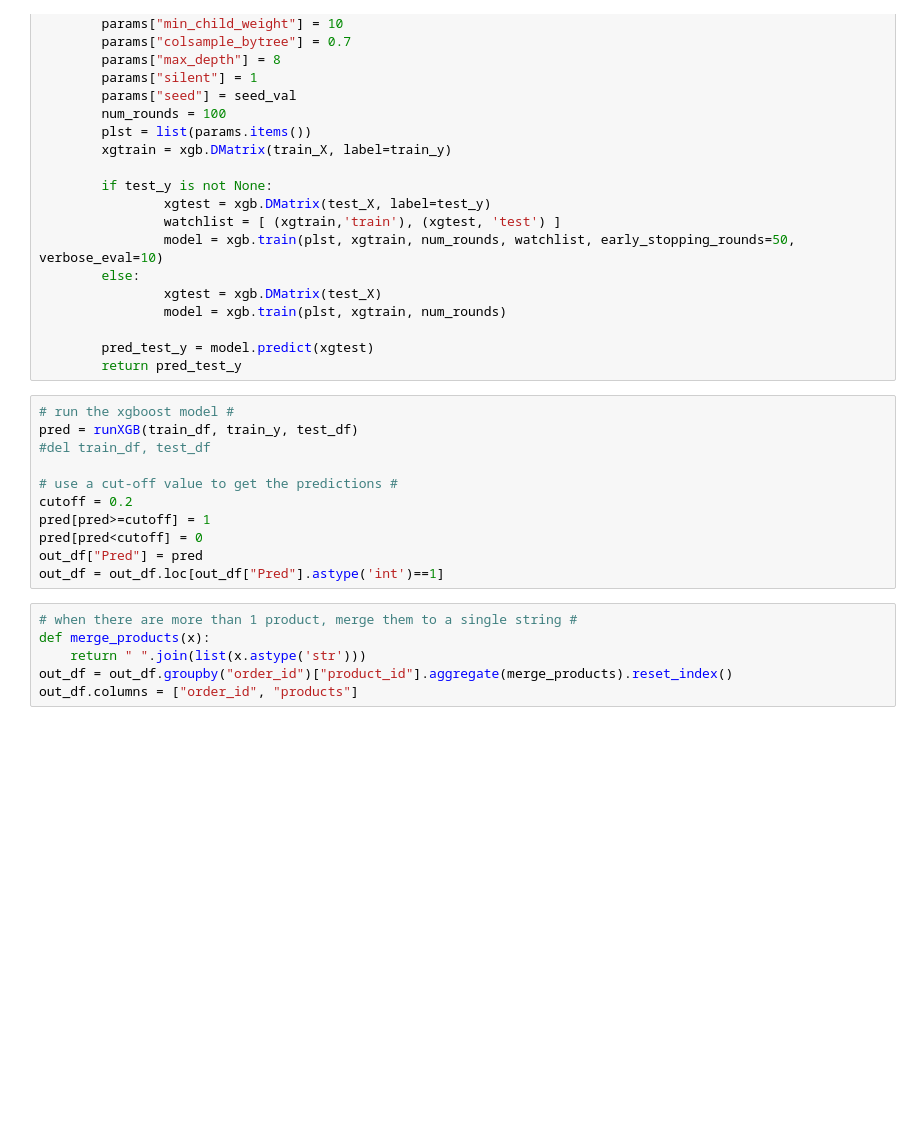
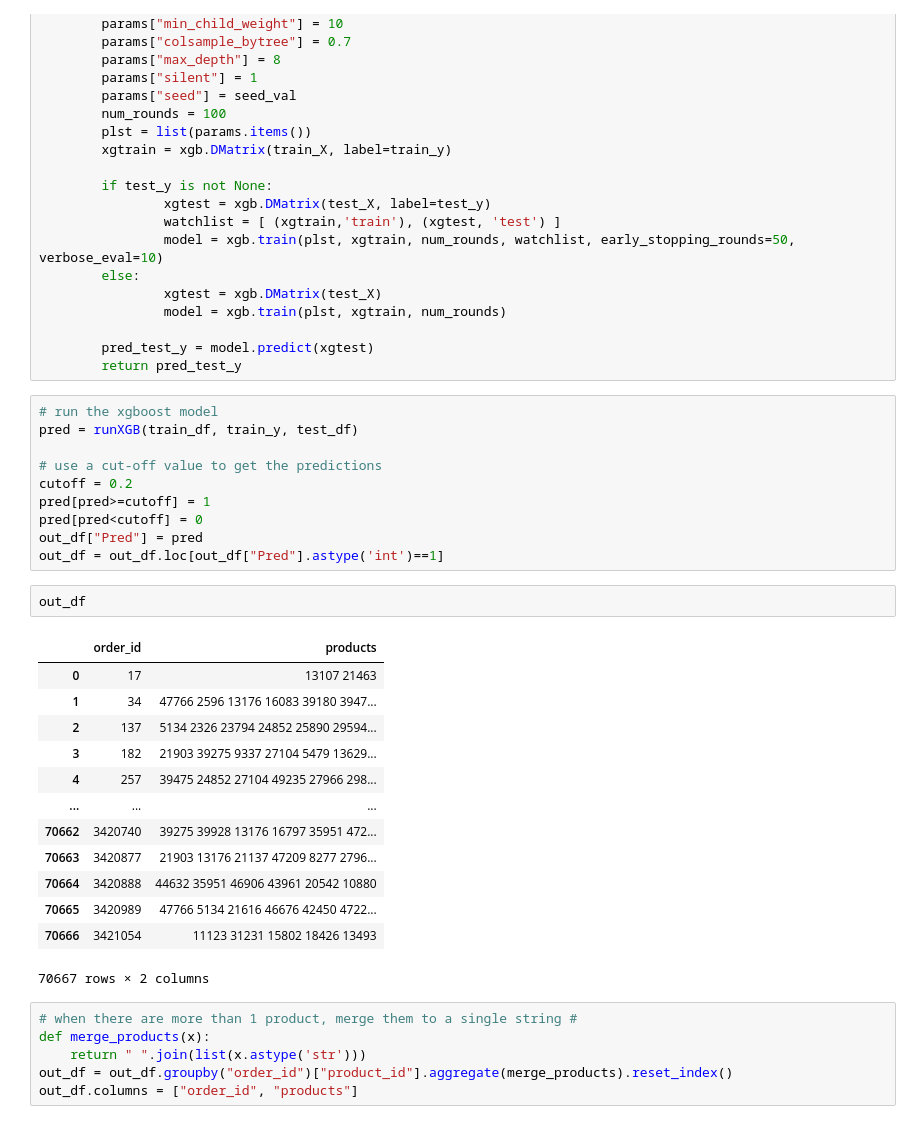
Before and after one commit to poojasahare/Python-project, a Jupyter notebook: Market Basket Analysis.ipynb, the cells around one changed output. Cells and saved outputs as stored; diff of their text form; blank space fills up the shorter version.

```diff
--- a/Market Basket Analysis.ipynb
+++ b/Market Basket Analysis.ipynb
@@ -488,16 +497,31 @@ def runXGB(train_X, train_y, test_X, test_y=None, feature_names=None, seed_val=0
         pred_test_y = model.predict(xgtest)
         return pred_test_y
 # %%
-# run the xgboost model #
+# run the xgboost model
 pred = runXGB(train_df, train_y, test_df)
-#del train_df, test_df
 
-# use a cut-off value to get the predictions #
+# use a cut-off value to get the predictions
 cutoff = 0.2
 pred[pred>=cutoff] = 1
 pred[pred<cutoff] = 0
 out_df["Pred"] = pred
 out_df = out_df.loc[out_df["Pred"].astype('int')==1]
+# %%
+out_df
+# %% [output]
+|  | order_id | products |
+| 0 | 17 | 13107 21463 |
+| 1 | 34 | 47766 2596 13176 16083 39180 3947... |
+| 2 | 137 | 5134 2326 23794 24852 25890 29594... |
+| 3 | 182 | 21903 39275 9337 27104 5479 13629... |
+| 4 | 257 | 39475 24852 27104 49235 27966 298... |
+| ... | ... | ... |
+| 70662 | 3420740 | 39275 39928 13176 16797 35951 472... |
+| 70663 | 3420877 | 21903 13176 21137 47209 8277 2796... |
+| 70664 | 3420888 | 44632 35951 46906 43961 20542 10880 |
+| 70665 | 3420989 | 47766 5134 21616 46676 42450 4722... |
+| 70666 | 3421054 | 11123 31231 15802 18426 13493 |
+70667 rows × 2 columns
 # %%
 # when there are more than 1 product, merge them to a single string #
 def merge_products(x):
```
Also changed, not shown: parts of 9 cells of this notebook.
